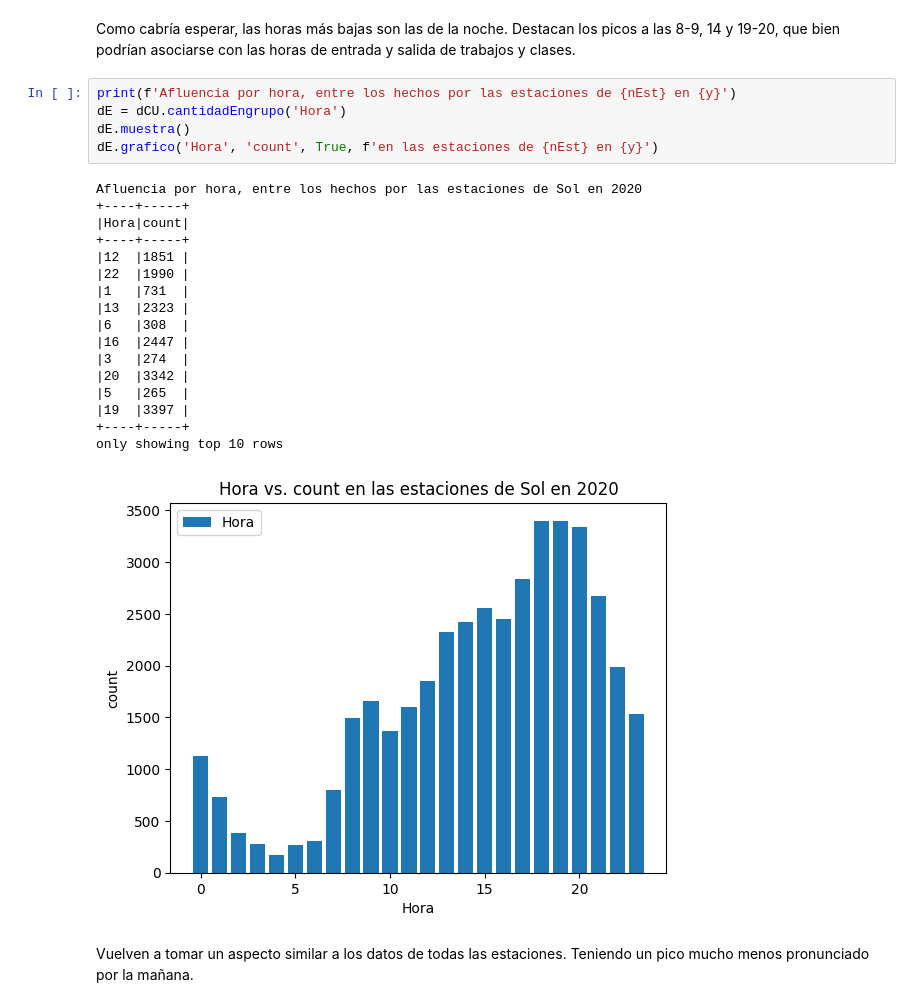
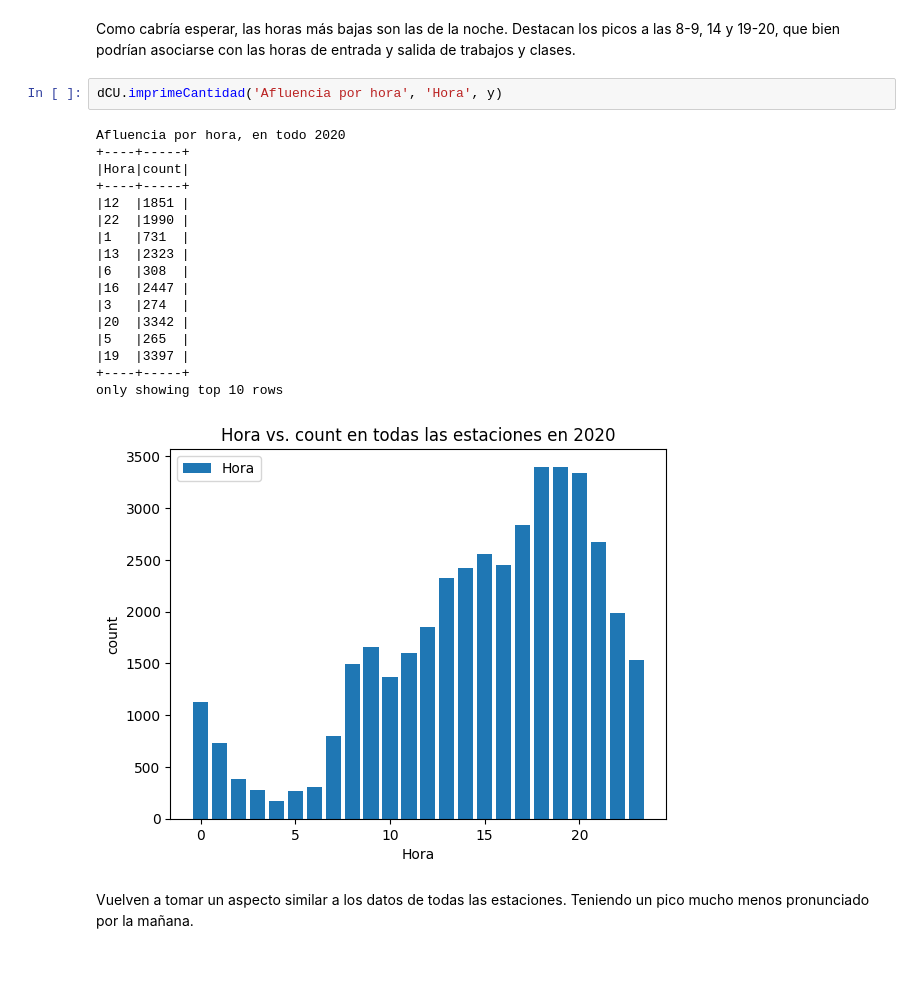
Before and after one commit to MelisaBelJ/Bicimad_analysis, a Jupyter notebook: Practica4.ipynb, the cells around one changed output. Drawn from its saved outputs; the diff is of its cells as text; blank space fills up the shorter version.

```diff
--- a/Practica4.ipynb
+++ b/Practica4.ipynb
@@ -125,28 +116,25 @@ only showing top 10 rows
 # %% [markdown]
 Como cabría esperar, las horas más bajas son las de la noche. Destacan los picos a las 8-9, 14 y 19-20, que bien podrían asociarse con las horas de entrada y salida de trabajos y clases.
 # %%
-print(f'Afluencia por hora, entre los hechos por las estaciones de {nEst} en {y}')
-dE = dCU.cantidadEngrupo('Hora')
-dE.muestra()
-dE.grafico('Hora', 'count', True, f'en las estaciones de {nEst} en {y}')
+dCU.imprimeCantidad('Afluencia por hora', 'Hora', y)
 # %% [output]
-Afluencia por hora, entre los hechos por las estaciones de Sol en 2020
+Afluencia por hora, en todo 2020
 +----+-----+
 |Hora|count|
 +----+-----+
 |12  |1851 |
 |22  |1990 |
 |1   |731  |
 |13  |2323 |
 |6   |308  |
 |16  |2447 |
 |3   |274  |
 |20  |3342 |
 |5   |265  |
 |19  |3397 |
 +----+-----+
 only showing top 10 rows
-[figure, old version]
+[figure, new version]
 # %% [markdown]
 Vuelven a tomar un aspecto similar a los datos de todas las estaciones. Teniendo un pico mucho menos pronunciado por la mañana.
 # %% [markdown]
```
Also changed, not shown: parts of 5 cells of this notebook, 1 other file.
